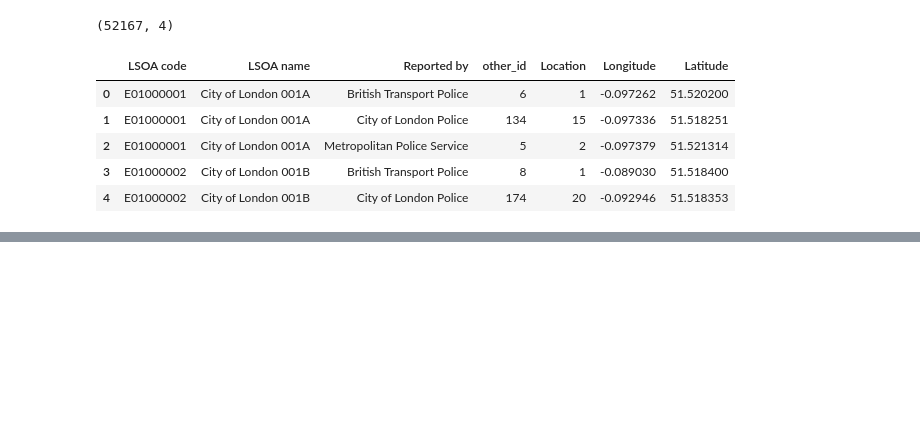
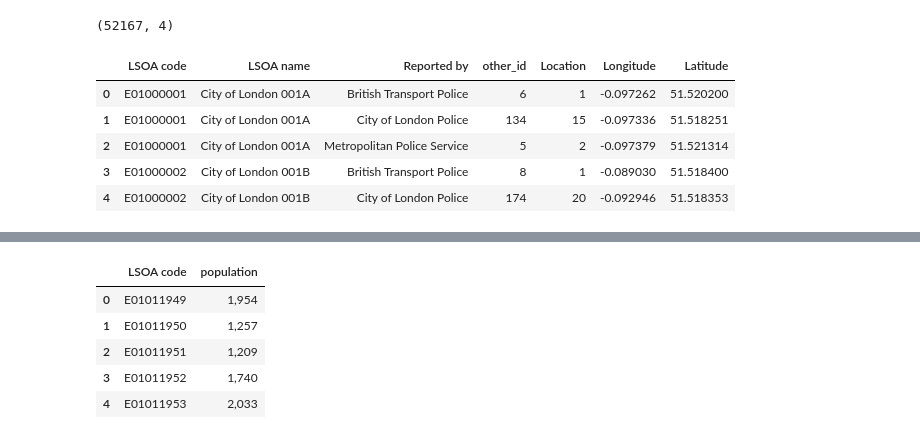
Before and after one commit to BrialFGD/projectUKcrime, a Jupyter notebook: notebooks/Initial Data Exploration.ipynb, the cells around one changed output, grey strips where cells are left out. Saved outputs shown, nothing was run; the diff lists cells and outputs as text; code cells hidden in the pictures; blank space fills up the shorter version.

```diff
--- a/notebooks/Initial Data Exploration.ipynb
+++ b/notebooks/Initial Data Exploration.ipynb
@@ -501,0 +531,9 @@ locations_df.groupby(level = 0).head(1)
+# %%
+population_df.head()
+# %% [output]
+|  | LSOA code | population |
+| 0 | E01011949 | 1,954 |
+| 1 | E01011950 | 1,257 |
+| 2 | E01011951 | 1,209 |
+| 3 | E01011952 | 1,740 |
+| 4 | E01011953 | 2,033 |
```
Also changed, not shown: parts of 13 cells of this notebook.
